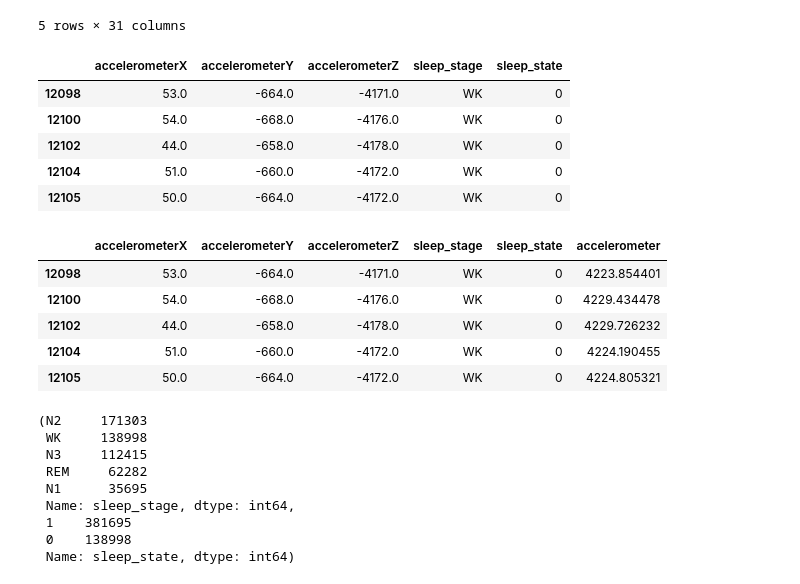
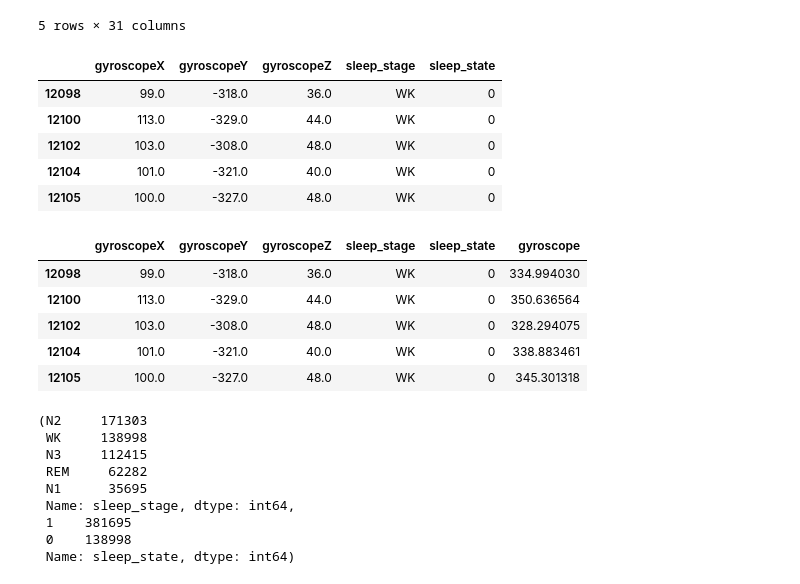
Before and after one commit to lucky-verma/Sleep-Awake-Classifiation-using-PPG, a Jupyter notebook: rough.ipynb, the cells around one changed output. Cells and saved outputs as stored; diff of their text form; code cells hidden in the pictures.

```diff
--- a/rough.ipynb
+++ b/rough.ipynb
@@ -21,7 +21,7 @@ mdf.head()
 | 4 | 187663 | 187688 | 1.643780e+12 | -133.0 | 279.0 | -4212.0 | 0.0 | ... |
 5 rows × 31 columns
 # %%
-df = mdf[['accelerometerX',	'accelerometerY', 'accelerometerZ', 'sleep_stage', 'sleep_state']].dropna()
+df = mdf[['gyroscopeX',	'gyroscopeY', 'gyroscopeZ', 'sleep_stage', 'sleep_state']].dropna()
 # df['sleep_state'] = df['sleep_state'].mask(lambda col: col == -1, 6)
 
 
@@ -31,25 +31,26 @@ df = df[df.sleep_state != -1]
 df["sleep_state"] = np.where(df["sleep_state"] == 0, 0, 1)
 df.head()
 # %% [output]
-|  | accelerometerX | accelerometerY | accelerometerZ | sleep_stage | sleep_state |
-| 12098 | 53.0 | -664.0 | -4171.0 | WK | 0 |
-| 12100 | 54.0 | -668.0 | -4176.0 | WK | 0 |
-| 12102 | 44.0 | -658.0 | -4178.0 | WK | 0 |
-| 12104 | 51.0 | -660.0 | -4172.0 | WK | 0 |
-| 12105 | 50.0 | -664.0 | -4172.0 | WK | 0 |
+|  | gyroscopeX | gyroscopeY | gyroscopeZ | sleep_stage | sleep_state |
+| 12098 | 99.0 | -318.0 | 36.0 | WK | 0 |
+| 12100 | 113.0 | -329.0 | 44.0 | WK | 0 |
+| 12102 | 103.0 | -308.0 | 48.0 | WK | 0 |
+| 12104 | 101.0 | -321.0 | 40.0 | WK | 0 |
+| 12105 | 100.0 | -327.0 | 48.0 | WK | 0 |
 # %%
 # RMS of accelerometer data
 from numpy import mean, sqrt, square, arange
 
-df['accelerometer'] = df[['accelerometerX',	'accelerometerY', 'accelerometerZ']].apply(lambda x: sqrt(square(x['accelerometerX']) + square(x['accelerometerY']) + square(x['accelerometerZ'])), axis=1)
+df['gyroscope'] = df[['gyroscopeX', 'gyroscopeY','gyroscopeZ']].apply(lambda x: sqrt(
+                          square(x['gyroscopeX']) + square(x['gyroscopeY']) + square(x['gyroscopeZ'])), axis=1)
 df.head()
 # %% [output]
-|  | accelerometerX | accelerometerY | accelerometerZ | sleep_stage | sleep_state | accelerometer |
-| 12098 | 53.0 | -664.0 | -4171.0 | WK | 0 | 4223.854401 |
-| 12100 | 54.0 | -668.0 | -4176.0 | WK | 0 | 4229.434478 |
-| 12102 | 44.0 | -658.0 | -4178.0 | WK | 0 | 4229.726232 |
-| 12104 | 51.0 | -660.0 | -4172.0 | WK | 0 | 4224.190455 |
-| 12105 | 50.0 | -664.0 | -4172.0 | WK | 0 | 4224.805321 |
+|  | gyroscopeX | gyroscopeY | gyroscopeZ | sleep_stage | sleep_state | gyroscope |
+| 12098 | 99.0 | -318.0 | 36.0 | WK | 0 | 334.994030 |
+| 12100 | 113.0 | -329.0 | 44.0 | WK | 0 | 350.636564 |
+| 12102 | 103.0 | -308.0 | 48.0 | WK | 0 | 328.294075 |
+| 12104 | 101.0 | -321.0 | 40.0 | WK | 0 | 338.883461 |
+| 12105 | 100.0 | -327.0 | 48.0 | WK | 0 | 345.301318 |
 # %%
 df['sleep_stage'].value_counts(), df['sleep_state'].value_counts()
 # %% [output]
```
Also changed, not shown: parts of 2 cells of this notebook, 1 other file.
